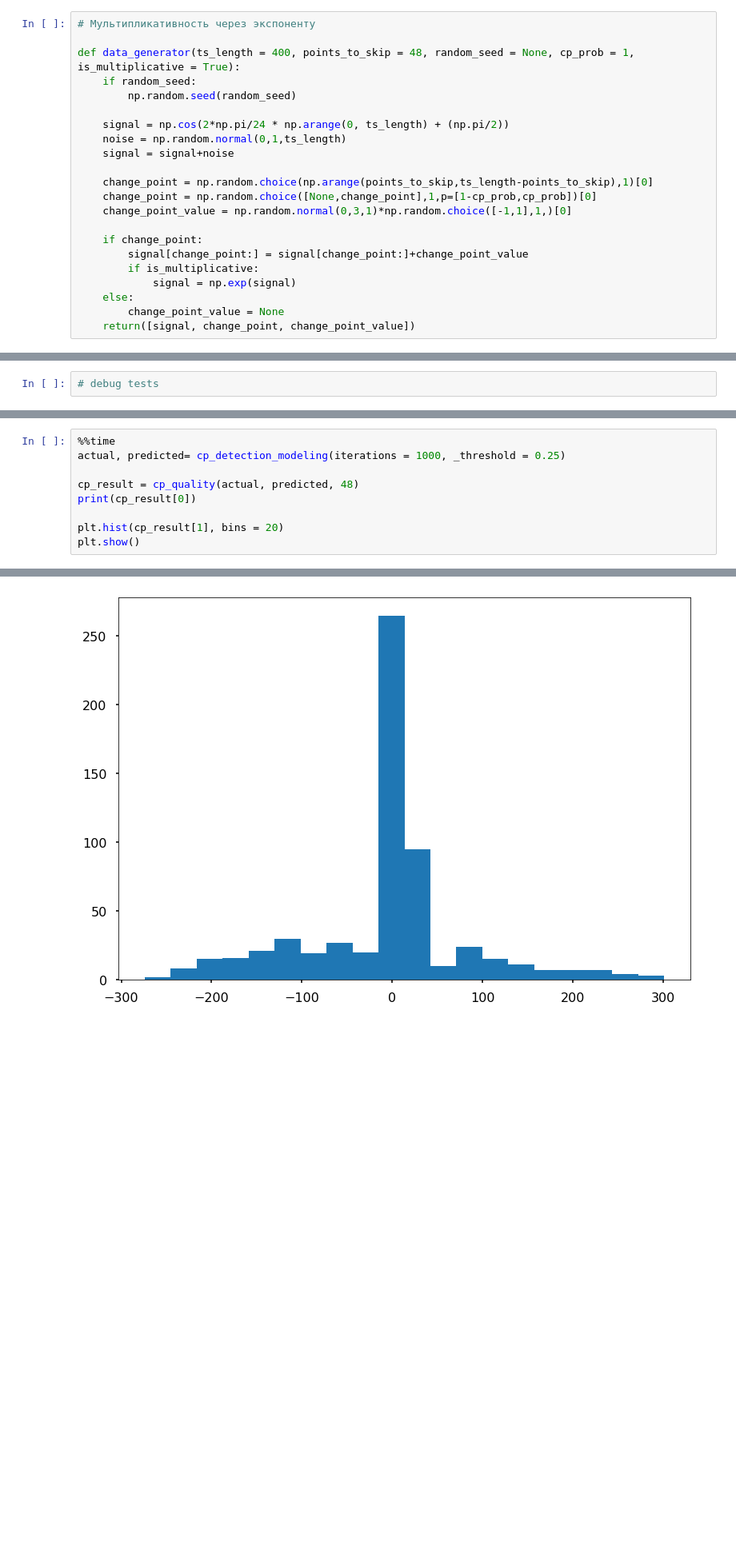
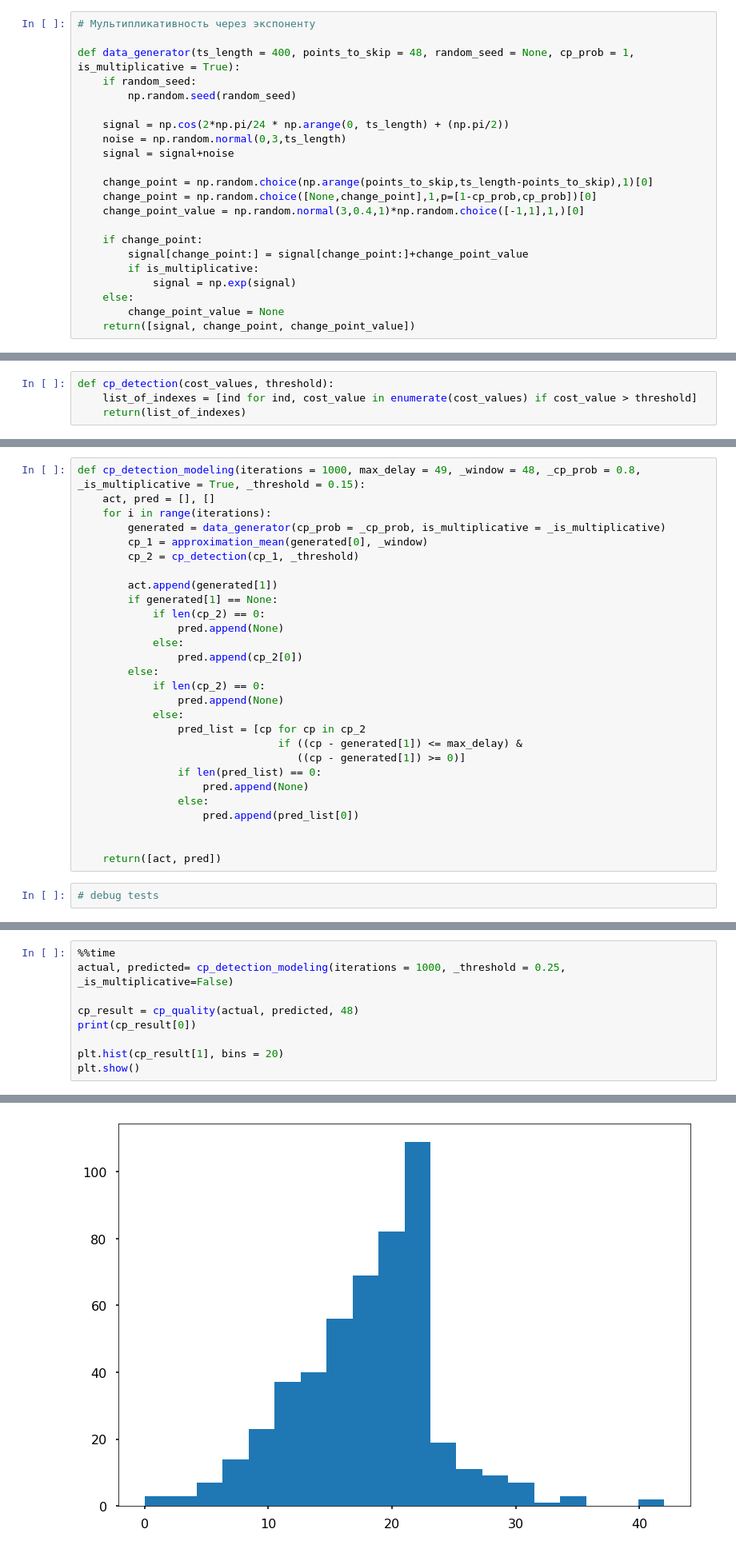
Before and after one commit to Klimmy/nir-ssa, a Jupyter notebook: 3rd semester/Data generating.ipynb, the cells around one changed output, grey strips where cells are left out. Shown at 80% size. Cells and saved outputs as stored; diff of their text form; blank space fills up the shorter version.

```diff
--- a/3rd semester/Data generating.ipynb
+++ b/3rd semester/Data generating.ipynb
@@ -41,12 +41,12 @@ def data_generator(ts_length = 400, points_to_skip = 48, random_seed = None, cp_
         np.random.seed(random_seed)
 
     signal = np.cos(2*np.pi/24 * np.arange(0, ts_length) + (np.pi/2))
-    noise = np.random.normal(0,1,ts_length)
+    noise = np.random.normal(0,3,ts_length)
     signal = signal+noise
 
     change_point = np.random.choice(np.arange(points_to_skip,ts_length-points_to_skip),1)[0]
     change_point = np.random.choice([None,change_point],1,p=[1-cp_prob,cp_prob])[0]
-    change_point_value = np.random.normal(0,3,1)*np.random.choice([-1,1],1,)[0]
+    change_point_value = np.random.normal(3,0.4,1)*np.random.choice([-1,1],1,)[0]
 
     if change_point:
         signal[change_point:] = signal[change_point:]+change_point_value
@@ -223,3 +223,7 @@ def cp_detection(cost_values, threshold):
+# %%
+def cp_detection(cost_values, threshold):
+    list_of_indexes = [ind for ind, cost_value in enumerate(cost_values) if cost_value > threshold]
+    return(list_of_indexes)
 # %% [markdown]
 Проверка, что быстрый метод работает корректно
 # %%
@@ -343,3 +368,31 @@ def cp_detection_modeling(iterations = 1000, max_delay = 49, _window = 48, _cp_p
+# %%
+def cp_detection_modeling(iterations = 1000, max_delay = 49, _window = 48, _cp_prob = 0.8, _is_multiplicative = True, _threshold = 0.15):
+    act, pred = [], []
+    for i in range(iterations):
+        generated = data_generator(cp_prob = _cp_prob, is_multiplicative = _is_multiplicative)
+        cp_1 = approximation_mean(generated[0], _window)
+        cp_2 = cp_detection(cp_1, _threshold)
+
+        act.append(generated[1])
+        if generated[1] == None:
+            if len(cp_2) == 0:
+                pred.append(None)
+            else:
+                pred.append(cp_2[0])
+        else:
+            if len(cp_2) == 0:
+                pred.append(None)
+            else:
+                pred_list = [cp for cp in cp_2
+                                if ((cp - generated[1]) <= max_delay) &
+                                   ((cp - generated[1]) >= 0)]
+                if len(pred_list) == 0:
+                    pred.append(None)
+                else:
+                    pred.append(pred_list[0])
+
+
+    return([act, pred])
 # %%
 # debug tests
 # %%
@@ -398,7 +451,7 @@ def cp_detection_modeling(iterations = 1000, max_delay = 49, _window = 48, _cp_p
 # print(act, '\n', pred, '\n', cp_quality(act,pred))
 # %%
 %%time
-actual, predicted= cp_detection_modeling(iterations = 1000, _threshold = 0.25)
+actual, predicted= cp_detection_modeling(iterations = 1000, _threshold = 0.25, _is_multiplicative=False)
 
 cp_result = cp_quality(actual, predicted, 48)
 print(cp_result[0])
@@ -411 +464 @@ plt.show()
-[figure, old version]
+[figure, new version]
```
Also changed, not shown: parts of 32 cells of this notebook, 1 other file.
